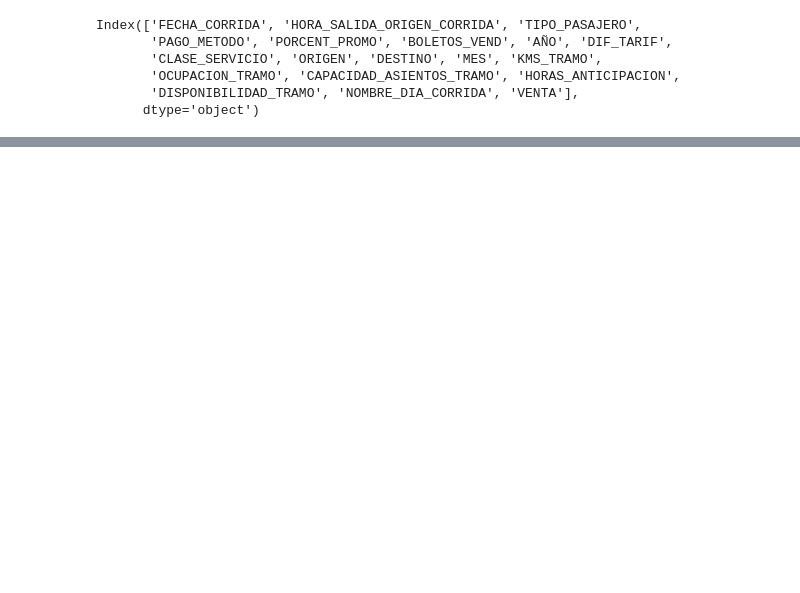
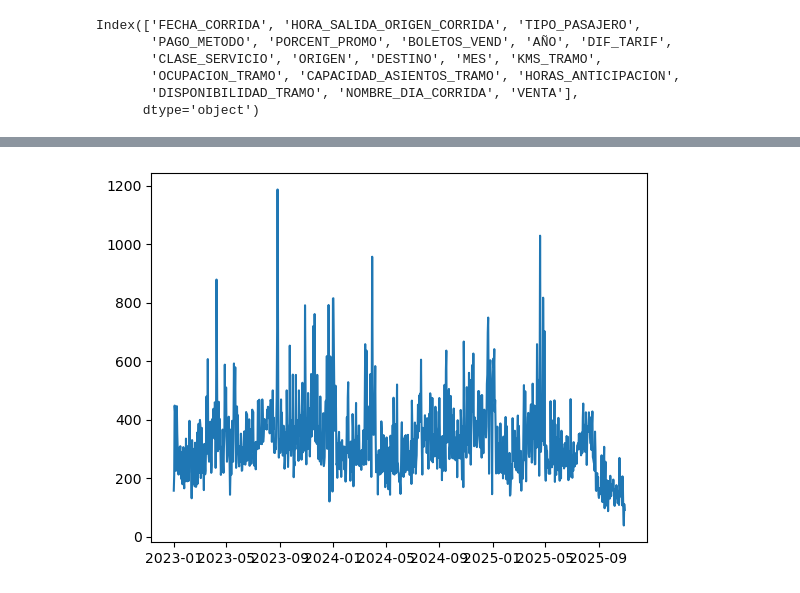
Before and after one commit to CossJe/Tarifa_Dinamica, a Jupyter notebook: 9.DynamicPricing_ETN/RedLSTM.ipynb, the cells around one changed output, grey strips where cells are left out. Drawn from its saved outputs; the diff is of its cells as text; code cells hidden in the pictures; blank space fills up the shorter version.

```diff
--- a/9.DynamicPricing_ETN/RedLSTM.ipynb
+++ b/9.DynamicPricing_ETN/RedLSTM.ipynb
@@ -249,0 +193,5 @@ df_agregado
+# %%
+plt.plot(df_agregado['FECHA_CORRIDA'],df_agregado['VENTABOL_DIARIA'])
+plt.show()
+# %% [output]
+[figure, added]
```
Also changed, not shown: parts of 20 cells of this notebook, 15 other files.
